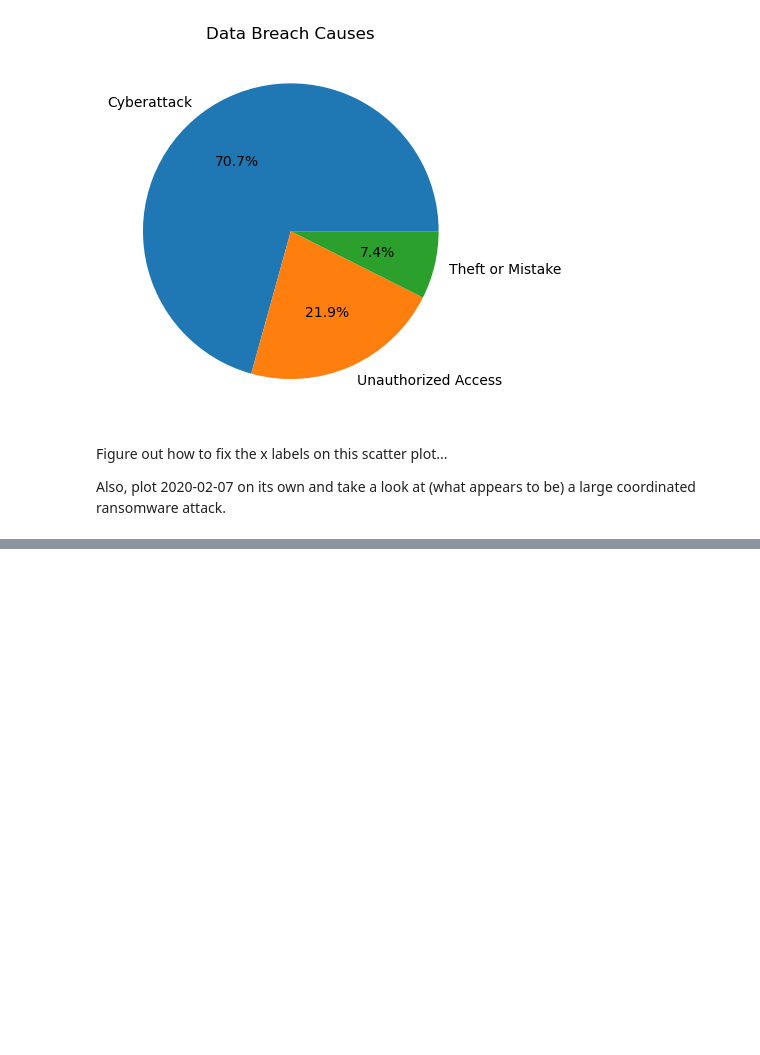
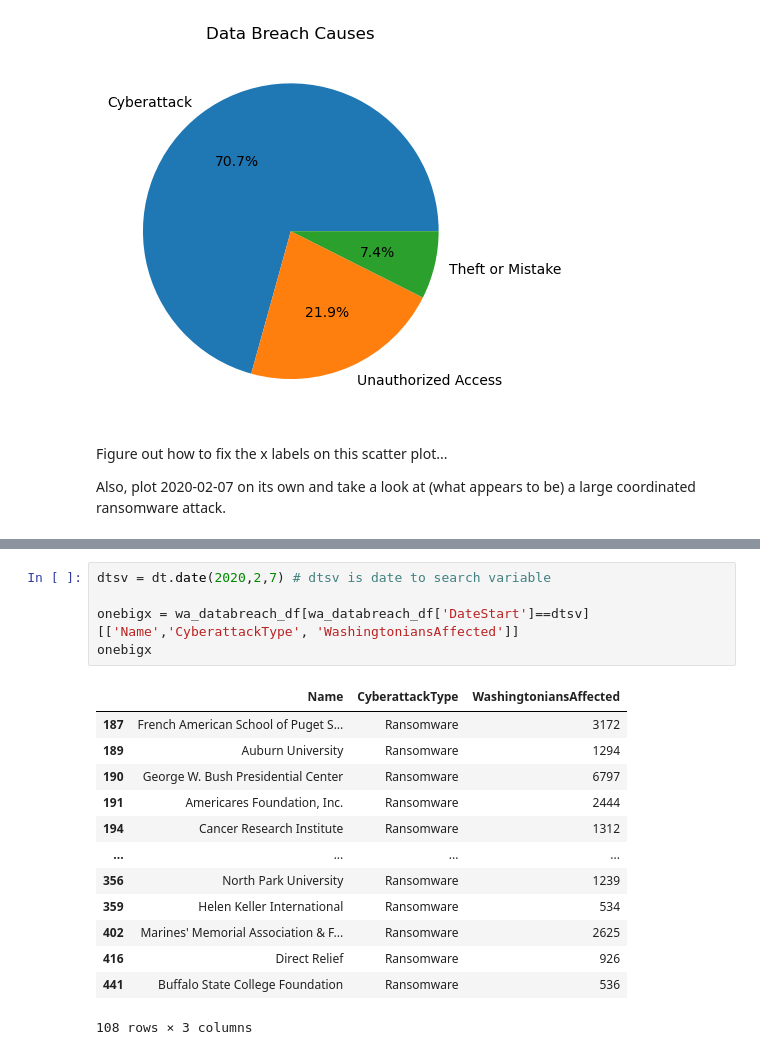
Before and after one commit to IsaacDaHanes/Washington_State_Databreach_Assessment, a Jupyter notebook: notebooks/wastate_databreaches_eda.ipynb, the cells around one changed output, grey strips where cells are left out. Drawn from its saved outputs; the diff is of its cells as text; blank space fills up the shorter version.

```diff
--- a/notebooks/wastate_databreaches_eda.ipynb
+++ b/notebooks/wastate_databreaches_eda.ipynb
@@ -402,0 +372,19 @@ wa_databreach_df[wa_databreach_df['DateStart']=='2020-02-07']
+# %%
+dtsv = dt.date(2020,2,7) # dtsv is date to search variable
+
+onebigx = wa_databreach_df[wa_databreach_df['DateStart']==dtsv][['Name','CyberattackType', 'WashingtoniansAffected']]
+onebigx
+# %% [output]
+|  | Name | CyberattackType | WashingtoniansAffected |
+| 187 | French American School of Puget S... | Ransomware | 3172 |
+| 189 | Auburn University | Ransomware | 1294 |
+| 190 | George W. Bush Presidential Center | Ransomware | 6797 |
+| 191 | Americares Foundation, Inc. | Ransomware | 2444 |
+| 194 | Cancer Research Institute | Ransomware | 1312 |
+| ... | ... | ... | ... |
+| 356 | North Park University | Ransomware | 1239 |
+| 359 | Helen Keller International | Ransomware | 534 |
+| 402 | Marines' Memorial Association & F... | Ransomware | 2625 |
+| 416 | Direct Relief | Ransomware | 926 |
+| 441 | Buffalo State College Foundation | Ransomware | 536 |
+108 rows × 3 columns
```
Also changed, not shown: parts of 16 cells of this notebook, 3 other files.
